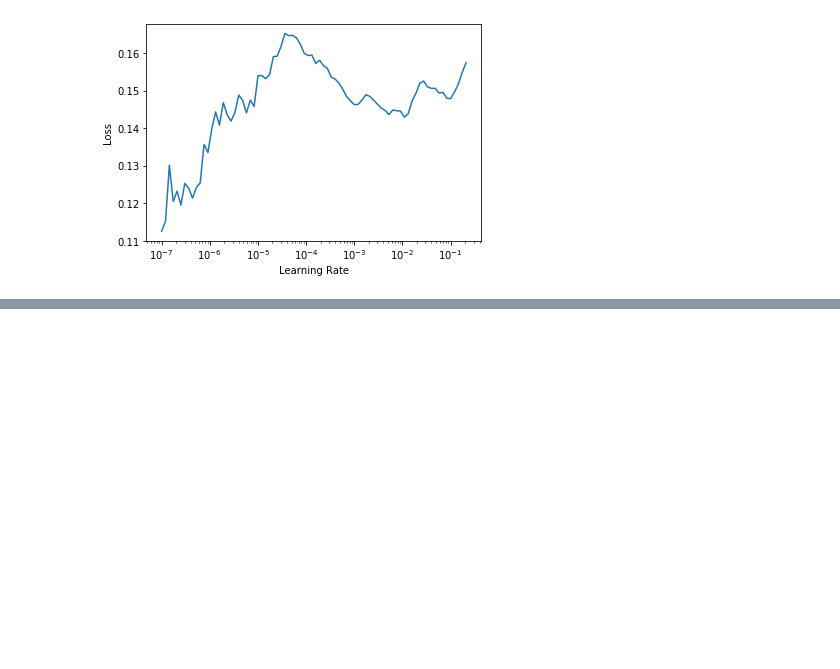
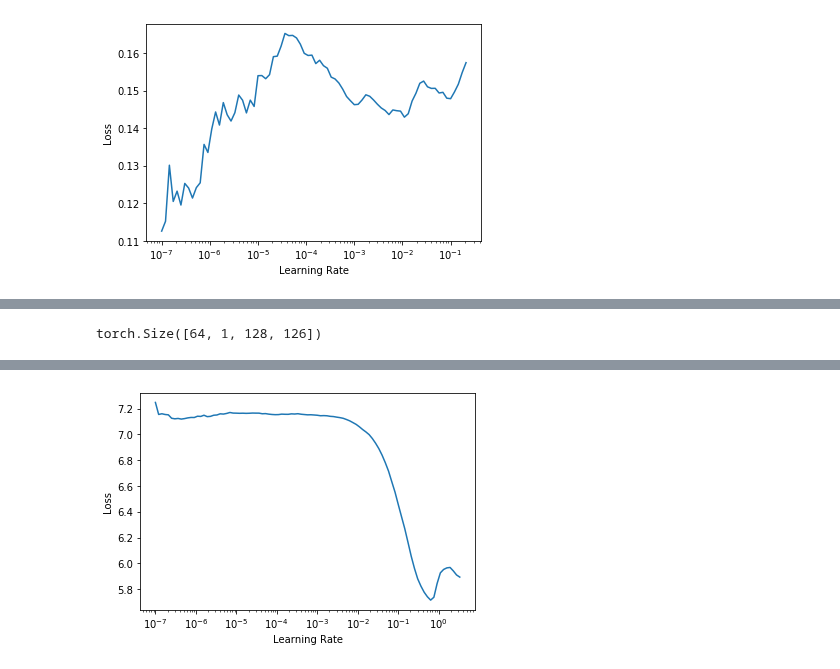
Before and after one commit to fastaudio/fastai2_audio, a Jupyter notebook: dev/72_audio_tutorial.ipynb, the cells around one changed output, grey strips where cells are left out. Saved outputs shown, nothing was run; the diff lists cells and outputs as text; code cells hidden in the pictures; blank space fills up the shorter version.

```diff
--- a/dev/72_audio_tutorial.ipynb
+++ b/dev/72_audio_tutorial.ipynb
@@ -210,0 +229,13 @@ learn.lr_find()
+# %%
+dbunch_cropsig.one_batch()[0].shape
+# %% [output]
+torch.Size([64, 1, 128, 126])
+# %%
+learn = Learner(dbunch_cropsig,
+                xresnet18(),
+                torch.nn.CrossEntropyLoss(),
+                metrics=[accuracy])
+alter_learner(learn)
+# %%
+learn.lr_find()
+# %% [output]
@@ -210,0 +243 @@ learn.lr_find()
+[figure, added]
```
Also changed, not shown: parts of 17 cells of this notebook.
